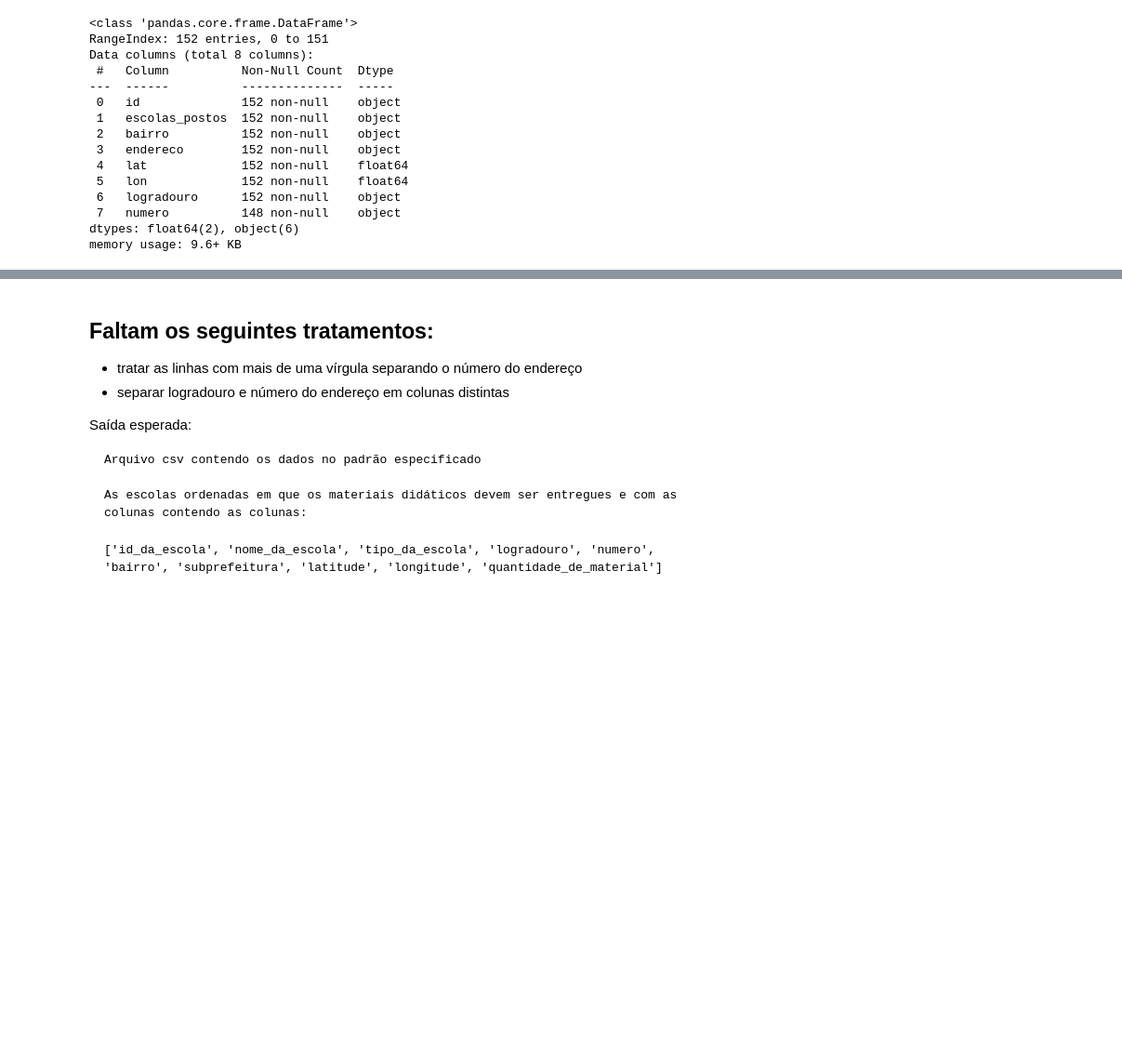
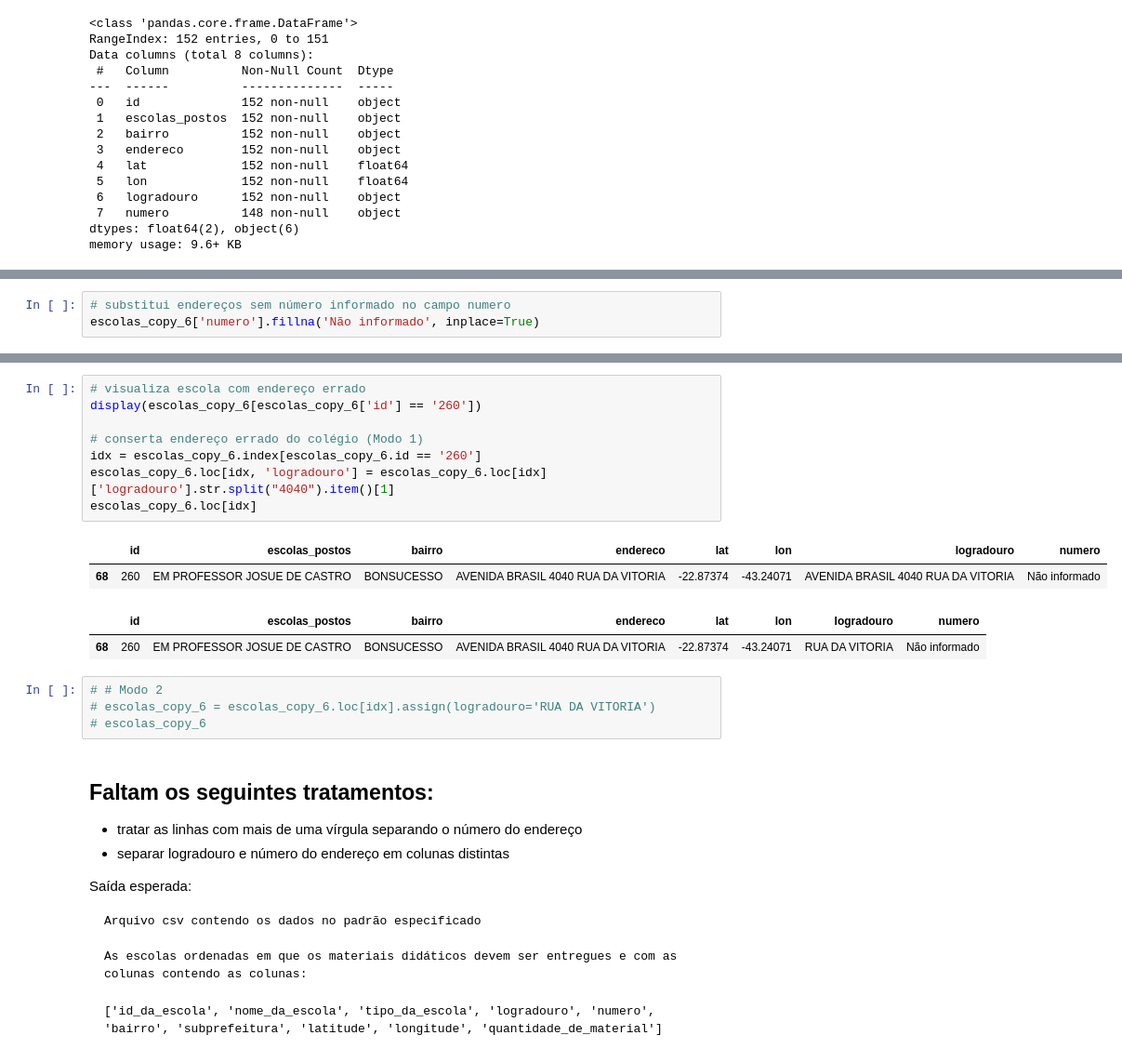
Before and after one commit to wpfaltz/Projeto_Pandas_Numpy, a Jupyter notebook: proj_final.ipynb, the cells around one changed output, grey strips where cells are left out. Shown at 93% size. Saved outputs shown, nothing was run; the diff lists cells and outputs as text; blank space fills up the shorter version.

```diff
--- a/proj_final.ipynb
+++ b/proj_final.ipynb
@@ -503,0 +495,3 @@ escolas_copy_6.head()
+# %%
+# substitui endereços sem número informado no campo numero
+escolas_copy_6['numero'].fillna('Não informado', inplace=True)
@@ -504,3 +521,20 @@ escolas_copy_6.head()
+# %%
+# visualiza escola com endereço errado
+display(escolas_copy_6[escolas_copy_6['id'] == '260'])
+
+# conserta endereço errado do colégio (Modo 1)
+idx = escolas_copy_6.index[escolas_copy_6.id == '260']
+escolas_copy_6.loc[idx, 'logradouro'] = escolas_copy_6.loc[idx]['logradouro'].str.split("4040").item()[1]
+escolas_copy_6.loc[idx]
+# %% [output]
+|  | id | escolas_postos | bairro | endereco | lat | lon | logradouro | numero |
+| 68 | 260 | EM PROFESSOR JOSUE DE CASTRO | BONSUCESSO | AVENIDA BRASIL 4040 RUA DA VITORIA | -22.87374 | -43.24071 | AVENIDA BRASIL 4040 RUA DA VITORIA | Não informado |
+|  | id | escolas_postos | bairro | endereco | lat | lon | logradouro | numero |
+| 68 | 260 | EM PROFESSOR JOSUE DE CASTRO | BONSUCESSO | AVENIDA BRASIL 4040 RUA DA VITORIA | -22.87374 | -43.24071 | RUA DA VITORIA | Não informado |
+# %%
+# # Modo 2
+# escolas_copy_6 = escolas_copy_6.loc[idx].assign(logradouro='RUA DA VITORIA')
+# escolas_copy_6
 # %% [markdown]
 ## Faltam os seguintes tratamentos:
 
```
Also changed, not shown: parts of 22 cells of this notebook.
